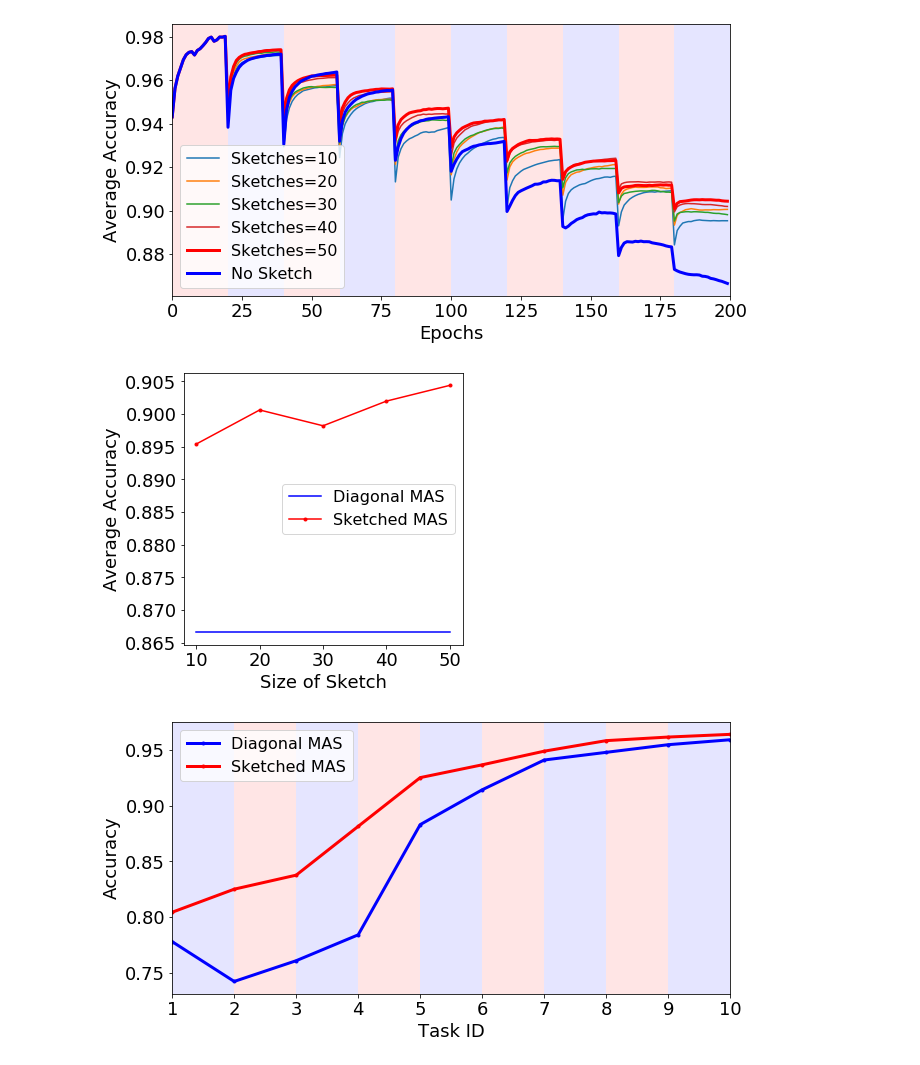
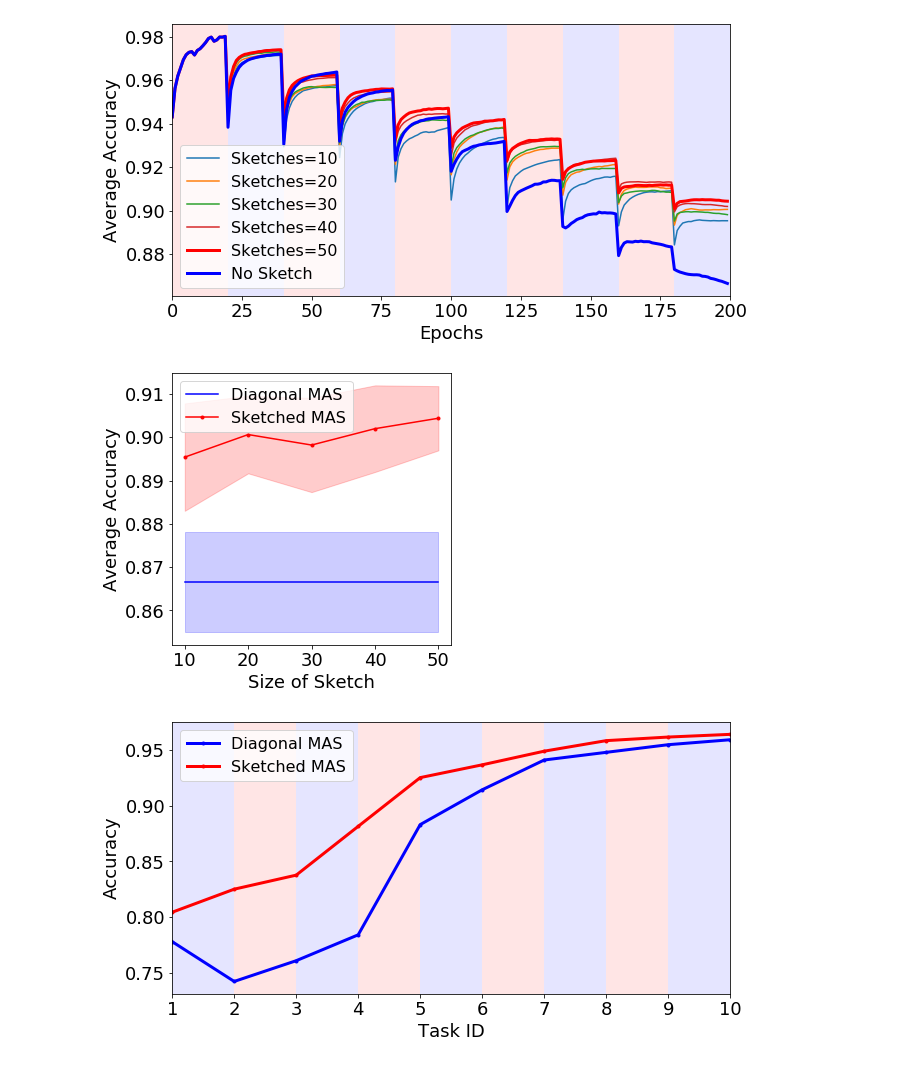
Before and after one commit to lihr04/corel2m, a Jupyter notebook: Visualization_Permuted_MNIST_test.ipynb, the cells around one changed output. Saved outputs shown, nothing was run; the diff lists cells and outputs as text; code cells hidden in the pictures.

```diff
--- a/Visualization_Permuted_MNIST_test.ipynb
+++ b/Visualization_Permuted_MNIST_test.ipynb
@@ -73,3 +78,7 @@ print(acc_sketch_ewc_std[-1])
 # %% [output]
 0.007561752706879592
 0.00831099368306834
+# %%
+acc_sketch_ewc_bucket_final_list = np.array([[get_mean_acc(acc_sketch_ewc_buckets_list[j][i],epochs)[-1] for i in range(5)] for j in range(5)])
+for j in range(5):
+    print(acc_sketch_ewc_bucket_final_list[j].mean(), acc_sketch_ewc_bucket_final_list[j].std())
@@ -292,3 +317,7 @@ print(acc_sketch_mas_std[-1])
 # %% [output]
 0.011650901081032285
 0.007415053337636889
+# %%
+acc_sketch_mas_bucket_final_list = np.array([[get_mean_acc(acc_sketch_mas_buckets_list[j][i],epochs)[-1] for i in range(5)] for j in range(5)])
+for j in range(5):
+    print(acc_sketch_mas_bucket_final_list[j].mean(), acc_sketch_mas_bucket_final_list[j].std())
@@ -396,17 +431,26 @@ plt.show()
 # %%
 plt.figure(figsize=(5,5))
 
 plt.plot([10,50], [get_mean_acc(acc_mas,epochs)[-1] for i in range(2)], 'b-')
 plt.plot([10,20,30,40,50], [get_mean_acc(acc_sketch_mas_buckets_list[i],epochs)[-1] for i in range(5)], 'r.-')
+plt.fill_between([10,50],
+                 [get_mean_acc(acc_mas,epochs)[-1] - acc_mas_std[-1] for i in range(2)],
+                 [get_mean_acc(acc_mas,epochs)[-1] + acc_mas_std[-1] for i in range(2)],
+                 color='b',alpha=.2)
+plt.fill_between([10,20,30,40,50],
+                 [get_mean_acc(acc_sketch_mas_buckets_list[i], epochs)[-1] - acc_sketch_mas_bucket_final_list[i].std() for i in range(5)],
+                 [get_mean_acc(acc_sketch_mas_buckets_list[i], epochs)[-1] + acc_sketch_mas_bucket_final_list[i].std() for i in range(5)],
+                 color='r',alpha=.2)
 plt.xticks(fontsize=18),plt.yticks(fontsize=18)
 plt.locator_params(axis='x', nbins=5)
 plt.legend(['Diagonal MAS', 'Sketched MAS'],fontsize=16)
 plt.xlabel('Size of Sketch',fontsize=18),plt.ylabel('Average Accuracy',fontsize=18)
+# plt.ylim(0.80,0.91)
 
 plt.savefig('figure/grid_search_sketch_mas_sketches_search_2.pdf', bbox_inches='tight')
 plt.show()
 # %% [output]
-[figure, old version]
+[figure, new version]
 # %%
 plt.figure(figsize=(10,5))
 for t in range(1,num_task):
```
Also changed, not shown: parts of 6 cells of this notebook, 5 other files.
